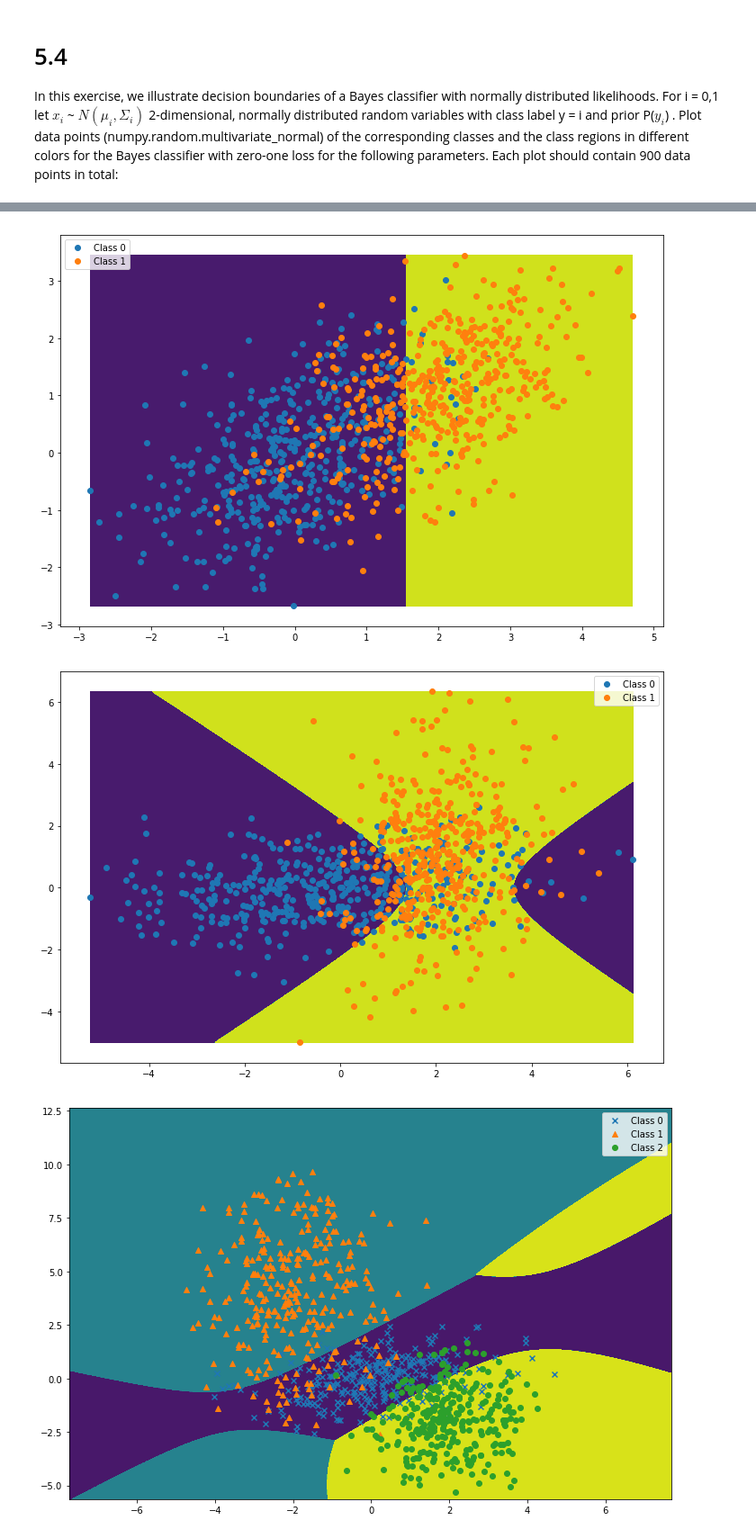
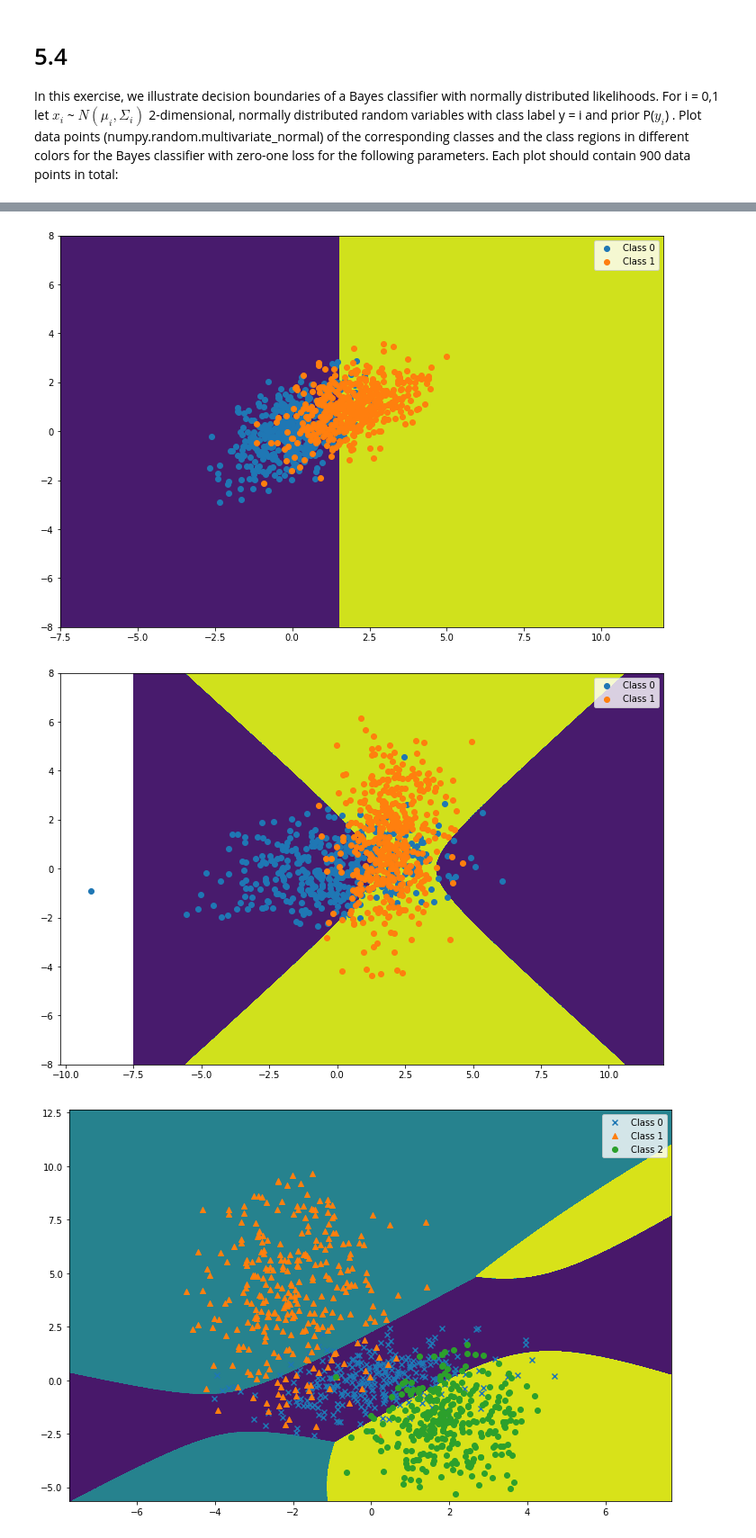
Before and after one commit to ApfelPresse/FoDS, a Jupyter notebook: Ex5/Ex5.ipynb, the cells around one changed output, grey strips where cells are left out. Shown at 90% size. Cells and saved outputs as stored; diff of their text form; code cells hidden in the pictures.

```diff
--- a/Ex5/Ex5.ipynb
+++ b/Ex5/Ex5.ipynb
@@ -94,15 +94,7 @@ def plot_bayes(mean_0,mean_1,cov_0,cov_1,p1,p2,size):
     dist_0 = np.random.multivariate_normal(mean=mean_0,cov=cov_0,size=(size//2))
     dist_1 = np.random.multivariate_normal(mean=mean_1,cov=cov_1,size=(size//2))
 
-    min_x = np.minimum(dist_0[:,0].min(),dist_1[:,0].min())
-    max_x = np.maximum(dist_0[:,0].max(),dist_1[:,0].max())
-    min_y = np.minimum(dist_0[:,1].min(),dist_1[:,1].min())
-    max_y = np.maximum(dist_0[:,1].max(),dist_1[:,1].max())
-
-    xvalues = np.linspace(min_x,max_x,100)
-    yvalues = np.linspace(min_y,max_y,100)
-
-    x, y = np.mgrid[min_x:max_x:.01, min_y:max_y:.01]
+    x, y = np.mgrid[-7.5:12:.01, -8:8:.01]
     pos = np.empty(x.shape + (2,))
     pos[:, :, 0] = x; pos[:, :, 1] = y
 
@@ -127,7 +119,7 @@ plot_bayes([0,0],[2,1],[[1,0],[0,1]],[[2,0],[0,2]],0.5,0.5,size)
 
 plot_bayes([0,0],[2,1],[[1,0.5],[0.5,1]],[[1,0.5],[0.5,1]],0.25,0.75,size)
 
-#plot_bayes([0,0],[2,1],[[1,2],[2,1]],[[1,0.5],[0.5,1]],0.5,0.5,size)
+#plot_bayes([0,0],[2,1],[[1,2.1],[2,1]],[[1,0.5],[0.5,1]],0.5,0.5,size)
 
 plot_bayes([0,0],[2,1],[[4,0.5],[0.5,1]],[[1,0.5],[0.5,4]],0.5,0.5,size)
 # %% [output]
@@ -137,5 +129,5 @@ plot_bayes([0,0],[2,1],[[4,0.5],[0.5,1]],[[1,0.5],[0.5,4]],0.5,0.5,size)
-[figure, old version]
+[figure, new version]
-[figure, old version]
+[figure, new version]
 # %%
 import numpy as np
 import matplotlib.pyplot as plt
```
Also changed, not shown: parts of 2 cells of this notebook.
